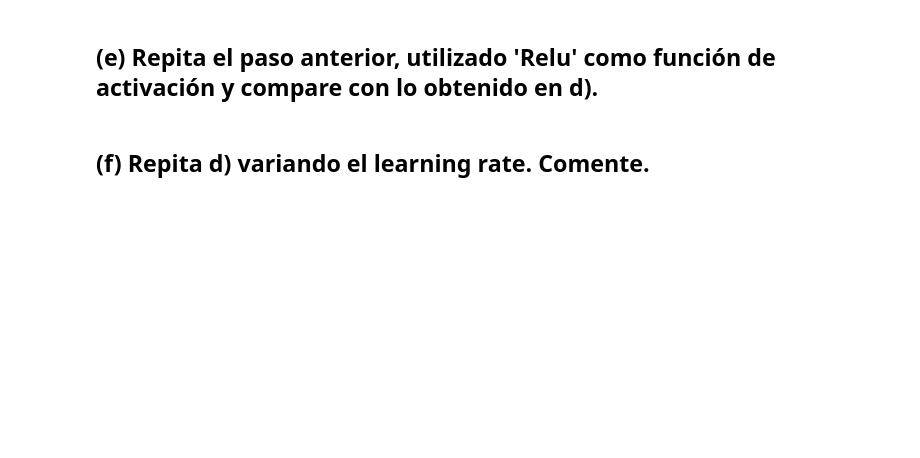
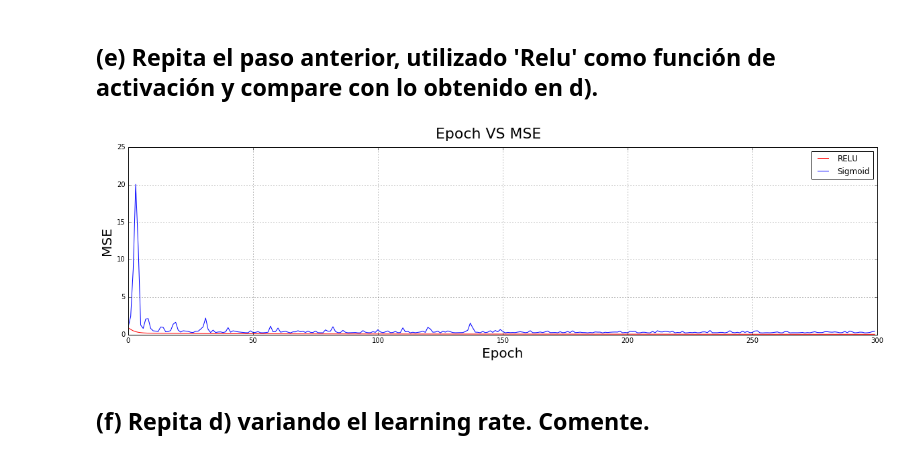
Before and after one commit to jx4nk00/ANN_tarea1, a Jupyter notebook: Tarea1.ipynb, the cells around one changed output. Saved outputs shown, nothing was run; the diff lists cells and outputs as text; code cells hidden in the pictures; blank space fills up the shorter version.

```diff
--- a/Tarea1.ipynb
+++ b/Tarea1.ipynb
@@ -91,7 +99,7 @@ model.add(Activation("relu")) # a la capa escondida
 model.add(Dense(1, init="uniform")) #output
 model.add(Activation("linear")) # lineal       softmax
 
-sgd = SGD(lr=0.8)
+sgd = SGD(lr=0.02)
 
 # funcion de pérdida: 0.1, eqm,    problema de clasificación o regresión mean_squared_error binary_crossentropy
 model.compile(optimizer=sgd,loss="mean_squared_error")#, metrics=["accuracy"])
@@ -200,7 +247,7 @@ from keras.models import Sequential
 from keras.layers.core import Dense, Activation
 from keras.optimizers import SGD
 
-def plotMseVsEpoch(h_layer,activation,learning_rate,epoch):
+def plotMseVsEpoch(h_layer,activation,learning_rate,epoch,showPlot=True):
     model = Sequential()
     model.add(Dense(h_layer, input_dim=X_train_scaled.shape[1], init="uniform"))
     model.add(Activation(activation))
@@ -217,13 +264,16 @@ def plotMseVsEpoch(h_layer,activation,learning_rate,epoch):
                                       y_test.as_matrix()
                                      )
                     )
-    plt.plot(hist.epoch,hist.history['loss'],'-r',label=activation)
-    plt.figure(figsize=(20,5))
-    plt.legend(loc='upper right')
-    plt.suptitle('Epoch VS MSE ',fontsize=22)
-    plt.ylabel('MSE',fontsize=20)
-    plt.xlabel('Epoch',fontsize=20)
-    plt.grid()
-    plt.show()
+    if showPlot:
+        plt.figure(figsize=(20,5))
+        plt.plot(hist.epoch, hist.history["loss"], "-r",label=activation)
+        plt.legend(loc='upper right')
+        plt.suptitle("Epoch VS MSE ",fontsize=22)
+        plt.ylabel("MSE",fontsize=20)
+        plt.xlabel("Epoch",fontsize=20)
+        plt.grid()
+        plt.show()
+    else:
+        return (hist.epoch,hist.history["loss"])
 # %%
 plotMseVsEpoch(200,"sigmoid",0.01,300)
@@ -234,2 +285,16 @@ plotMseVsEpoch(200,"relu",0.2,300)
+# %%
+relu = plotMseVsEpoch(200,"relu",0.02,300,False)
+sigm = plotMseVsEpoch(200,"sigmoid",0.02,300,False)
+plt.figure(figsize=(20,5))
+plt.plot(relu[0], relu[1], "-r",label="RELU")
+plt.plot(sigm[0], sigm[1], "-b",label="Sigmoid")
+plt.legend(loc='upper right')
+plt.suptitle("Epoch VS MSE ",fontsize=22)
+plt.ylabel("MSE",fontsize=20)
+plt.xlabel("Epoch",fontsize=20)
+plt.grid()
+plt.show()
+# %% [output]
+[figure, added]
 # %% [markdown]
 ## (f) Repita d) variando el learning rate. Comente.
```
Also changed, not shown: parts of 30 cells of this notebook, 2 other files.
